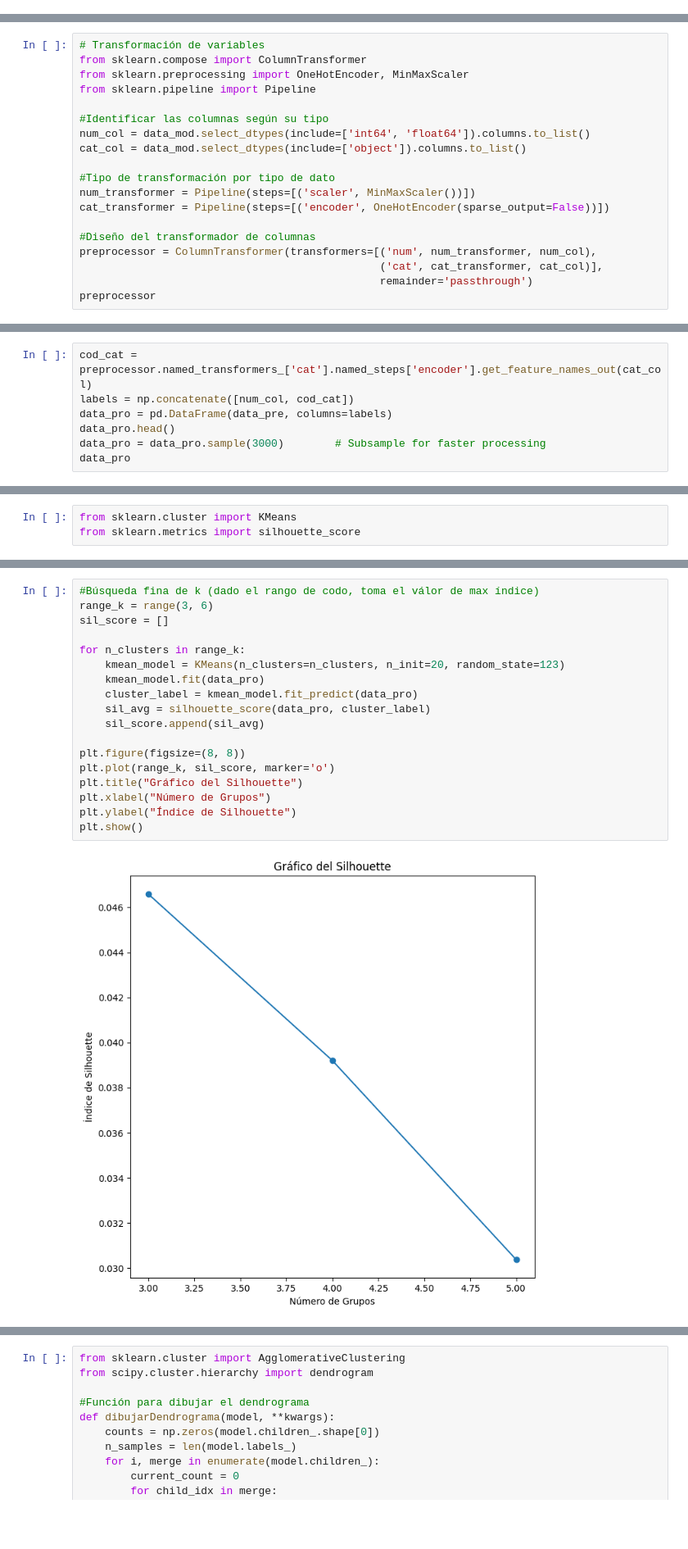
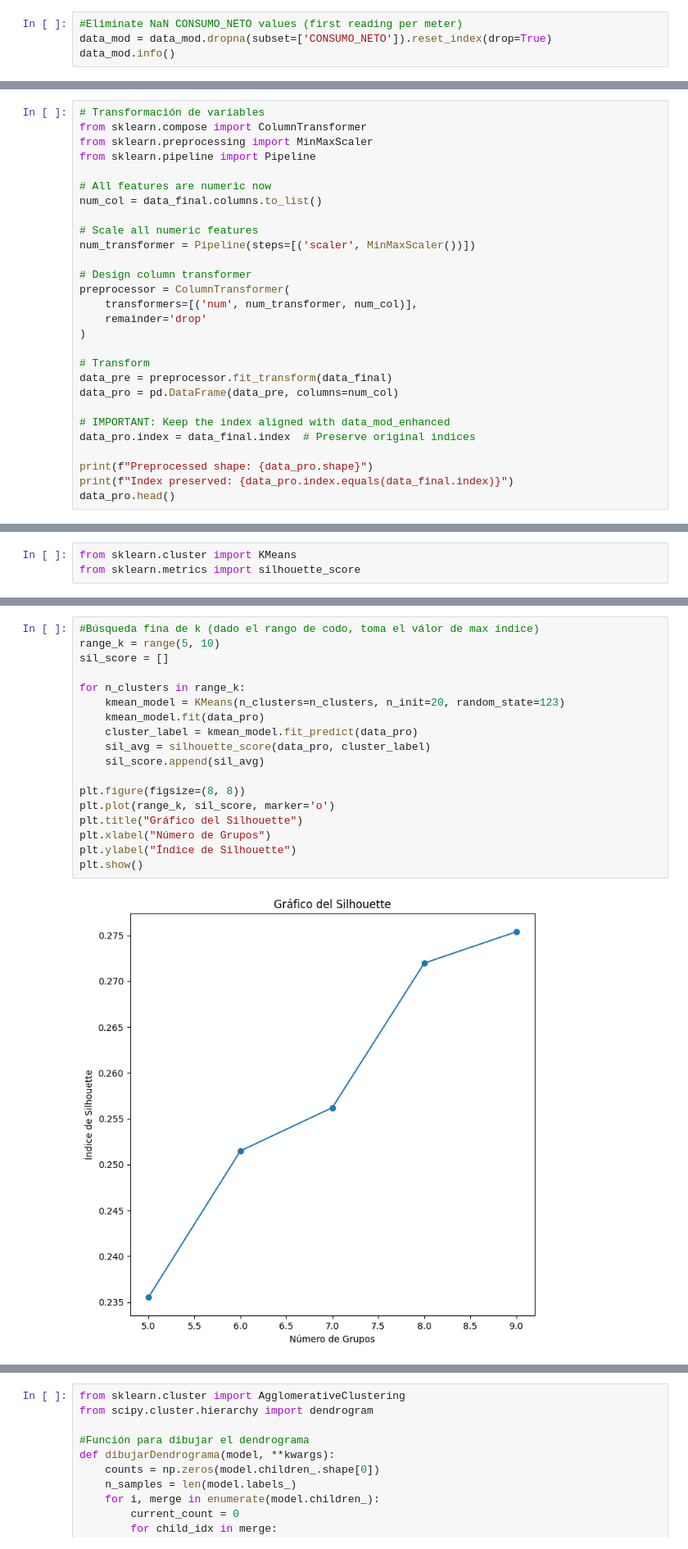
Before and after one commit to santy-estrada/electric-grid-project, a Jupyter notebook: EIA_agrupamiento.ipynb, the cells around one changed output, grey strips where cells are left out. Shown at 82% size. Saved outputs shown, nothing was run; the diff lists cells and outputs as text; blank space fills up the shorter version.

```diff
--- a/EIA_agrupamiento.ipynb
+++ b/EIA_agrupamiento.ipynb
@@ -79,0 +147,4 @@ memory usage: 3.3+ MB
+# %%
+#Eliminate NaN CONSUMO_NETO values (first reading per meter)
+data_mod = data_mod.dropna(subset=['CONSUMO_NETO']).reset_index(drop=True)
+data_mod.info()
@@ -191,20 +521,29 @@ memory usage: 4.4+ MB
 # %%
 # Transformación de variables
 from sklearn.compose import ColumnTransformer
-from sklearn.preprocessing import OneHotEncoder, MinMaxScaler
+from sklearn.preprocessing import MinMaxScaler
 from sklearn.pipeline import Pipeline
 
-#Identificar las columnas según su tipo
-num_col = data_mod.select_dtypes(include=['int64', 'float64']).columns.to_list()
-cat_col = data_mod.select_dtypes(include=['object']).columns.to_list()
+# All features are numeric now
+num_col = data_final.columns.to_list()
 
-#Tipo de transformación por tipo de dato
+# Scale all numeric features
 num_transformer = Pipeline(steps=[('scaler', MinMaxScaler())])
-cat_transformer = Pipeline(steps=[('encoder', OneHotEncoder(sparse_output=False))])
 
-#Diseño del transformador de columnas
-preprocessor = ColumnTransformer(transformers=[('num', num_transformer, num_col),
-                                               ('cat', cat_transformer, cat_col)],
-                                               remainder='passthrough')
-preprocessor
+# Design column transformer
+preprocessor = ColumnTransformer(
+    transformers=[('num', num_transformer, num_col)],
+    remainder='drop'
+)
+
+# Transform
+data_pre = preprocessor.fit_transform(data_final)
+data_pro = pd.DataFrame(data_pre, columns=num_col)
+
+# IMPORTANT: Keep the index aligned with data_mod_enhanced
+data_pro.index = data_final.index  # Preserve original indices
+
+print(f"Preprocessed shape: {data_pro.shape}")
+print(f"Index preserved: {data_pro.index.equals(data_final.index)}")
+data_pro.head()
 # %% [output]
@@ -236,7 +557,0 @@ array([[0.14688314, 0.        , 0.1       , ..., 0.        , 0.        ,
-# %%
-cod_cat = preprocessor.named_transformers_['cat'].named_steps['encoder'].get_feature_names_out(cat_col)
-labels = np.concatenate([num_col, cod_cat])
-data_pro = pd.DataFrame(data_pre, columns=labels)
-data_pro.head()
-data_pro = data_pro.sample(3000)        # Subsample for faster processing
-data_pro
@@ -282,20 +583,20 @@ plt.show()
 # %%
 #Búsqueda fina de k (dado el rango de codo, toma el válor de max índice)
-range_k = range(3, 6)
+range_k = range(5, 10)
 sil_score = []
 
 for n_clusters in range_k:
     kmean_model = KMeans(n_clusters=n_clusters, n_init=20, random_state=123)
     kmean_model.fit(data_pro)
     cluster_label = kmean_model.fit_predict(data_pro)
     sil_avg = silhouette_score(data_pro, cluster_label)
     sil_score.append(sil_avg)
 
 plt.figure(figsize=(8, 8))
 plt.plot(range_k, sil_score, marker='o')
 plt.title("Gráfico del Silhouette")
 plt.xlabel("Número de Grupos")
 plt.ylabel("Índice de Silhouette")
 plt.show()
 # %% [output]
-[figure, old version]
+[figure, new version]
```
Also changed, not shown: parts of 57 cells of this notebook.
